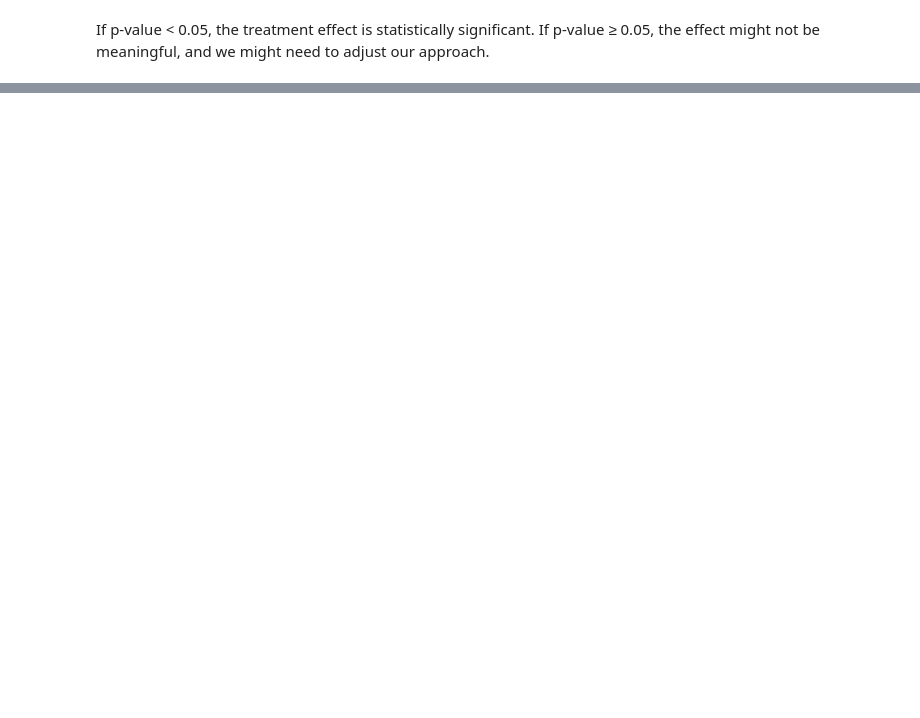
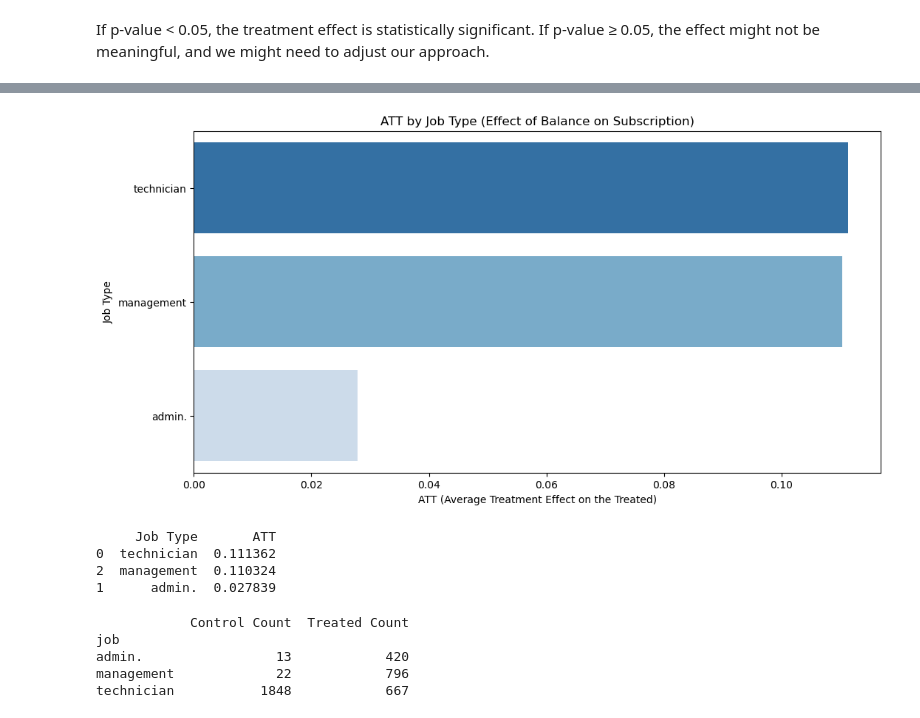
Before and after one commit to abhiramp1998/bias-mitigation-bank-marketing-ML, a Jupyter notebook: notebooks/Balance_Propensity_ATE.ipynb, the cells around one changed output, grey strips where cells are left out. Drawn from its saved outputs; the diff is of its cells as text; code cells hidden in the pictures; blank space fills up the shorter version.

```diff
--- a/notebooks/Balance_Propensity_ATE.ipynb
+++ b/notebooks/Balance_Propensity_ATE.ipynb
@@ -561,0 +681,2 @@ df_encoded[df_encoded.columns] = scaler.fit_transform(df_encoded[df_encoded.colu
+# %%
+df_trimmed = df[(df['propensity_score_balance_job'] > 0.05) & (df['propensity_score_balance_job'] < 0.95)]
@@ -561,0 +703,14 @@ df_encoded[df_encoded.columns] = scaler.fit_transform(df_encoded[df_encoded.colu
+# %%
+from sklearn.neighbors import NearestNeighbors
+
+# Separate treated & control groups
+treated = df_trimmed[df_trimmed['treatment'] == 1]
+control = df_trimmed[df_trimmed['treatment'] == 0]
+
+# Apply nearest neighbor matching
+nn = NearestNeighbors(n_neighbors=1, metric='euclidean')
+nn.fit(control[['propensity_score_balance_job']])
+matched_indices = nn.kneighbors(treated[['propensity_score_balance_job']], return_distance=False).flatten()
+
+# Create matched dataset
+df_matched = pd.concat([treated, control.iloc[matched_indices]]).reset_index(drop=True)
@@ -561,0 +768,3 @@ df_encoded[df_encoded.columns] = scaler.fit_transform(df_encoded[df_encoded.colu
+# %%
+df['y'] = df['y'].map({'yes': 1, 'no': 0}).astype(int)
+df_matched['y'] = df_matched['y'].map({'yes': 1, 'no': 0}).astype(int)
@@ -561,0 +800,55 @@ df_encoded[df_encoded.columns] = scaler.fit_transform(df_encoded[df_encoded.colu
+# %%
+job_types = df_matched['job'].unique()
+
+# Dictionary to store ATT results
+att_results = {}
+
+for job in job_types:
+    df_job = df_matched[df_matched['job'] == job]
+
+    if df_job['treatment'].nunique() < 2:  # Skip if all samples are either 0 or 1
+        continue
+
+    ATT_job = df_job[df_job['treatment'] == 1]['y'].mean() - df_job[df_job['treatment'] == 0]['y'].mean()
+    att_results[job] = ATT_job
+
+# Convert results to DataFrame
+att_df = pd.DataFrame(list(att_results.items()), columns=['Job Type', 'ATT'])
+
+# Sort by ATT in descending order
+att_df = att_df.sort_values(by="ATT", ascending=False)
+
+# Display ATT values per job type
+import matplotlib.pyplot as plt
+import seaborn as sns
+
+plt.figure(figsize=(12, 6))
+sns.barplot(data=att_df, x="ATT", y="Job Type", palette="Blues_r")
+plt.title("ATT by Job Type (Effect of Balance on Subscription)")
+plt.xlabel("ATT (Average Treatment Effect on the Treated)")
+plt.ylabel("Job Type")
+plt.show()
+
+# Print the table
+print(att_df)
+# %% [output]
+[figure, added]
+     Job Type       ATT
+0  technician  0.111362
+2  management  0.110324
+1      admin.  0.027839
+# %%
+# Count number of treated & control samples per job type
+job_counts = df_matched.groupby(['job', 'treatment'])['y'].count().unstack().fillna(0)
+
+# Rename columns for clarity
+job_counts.columns = ['Control Count', 'Treated Count']
+
+# Display job counts
+print(job_counts)
+# %% [output]
+            Control Count  Treated Count
+job
+admin.                 13            420
+management             22            796
+technician           1848            667
```
Also changed, not shown: parts of 51 cells of this notebook.
